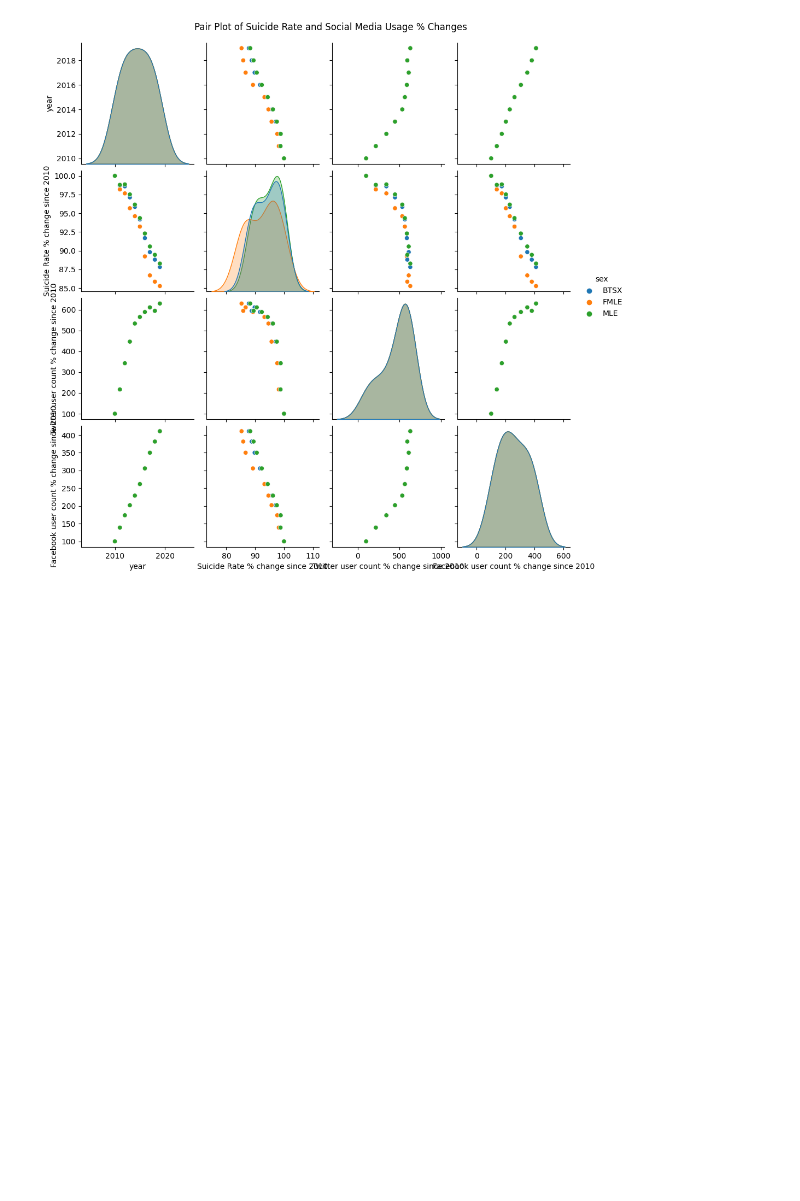
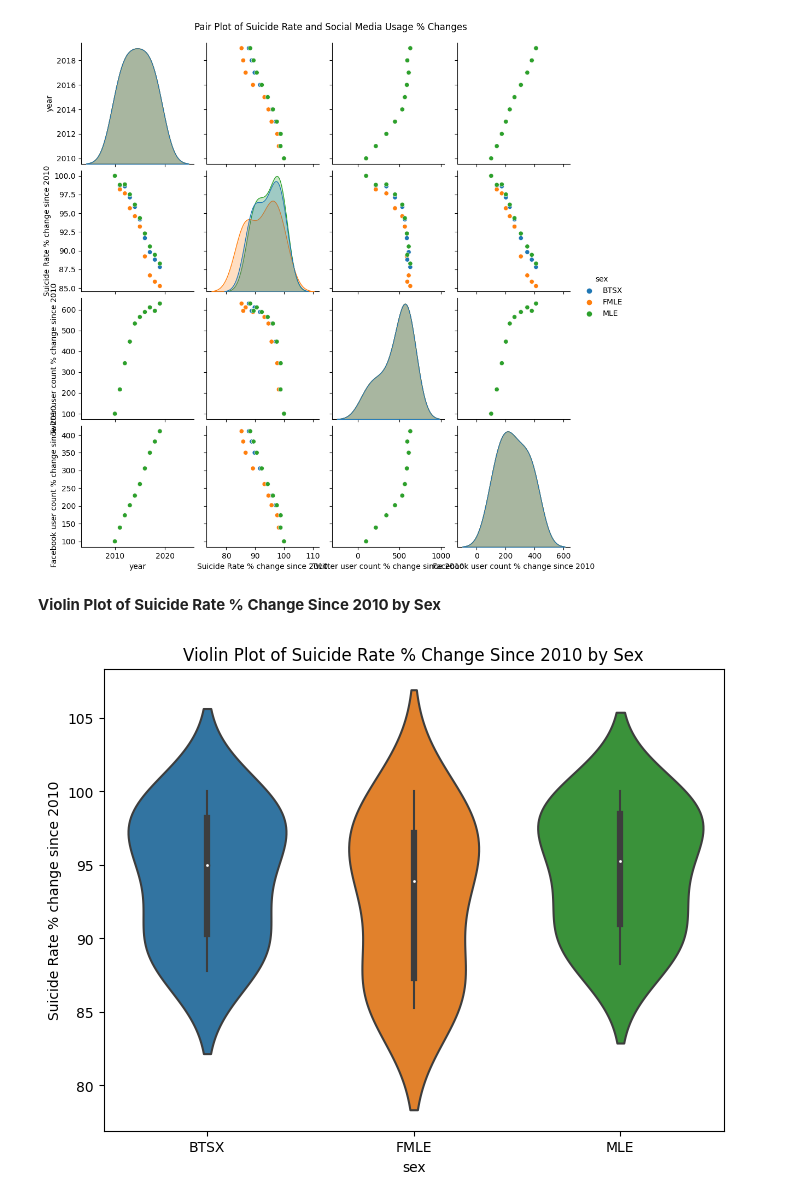
Before and after one commit to kumawatmanish05/Social-Media-Impact-On-Suicide-rates, a Jupyter notebook: social-media-s-impact-on-suicide-rates.ipynb, the cells around one changed output. Cells and saved outputs as stored; diff of their text form; code cells hidden in the pictures; blank space fills up the shorter version.

```diff
--- a/social-media-s-impact-on-suicide-rates.ipynb
+++ b/social-media-s-impact-on-suicide-rates.ipynb
@@ -182,3 +182,12 @@ plt.suptitle('Pair Plot of Suicide Rate and Social Media Usage % Changes', y=1.0
 plt.show()
 # %% [output]
 [figure]
+# %% [markdown]
+**Violin Plot of Suicide Rate % Change Since 2010 by Sex**
+# %%
+plt.figure(figsize=(8, 6))
+sns.violinplot(data=df, x='sex', y='Suicide Rate % change since 2010')
+plt.title('Violin Plot of Suicide Rate % Change Since 2010 by Sex')
+plt.show()
+# %% [output]
+[figure, added]
```
Also changed, not shown: parts of 4 cells of this notebook.
